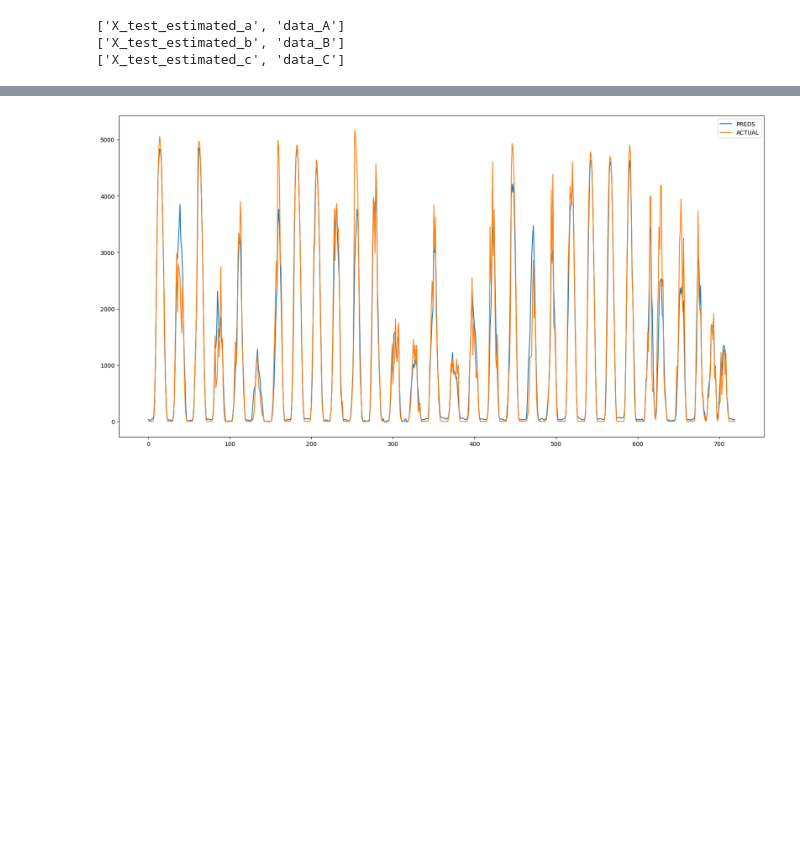
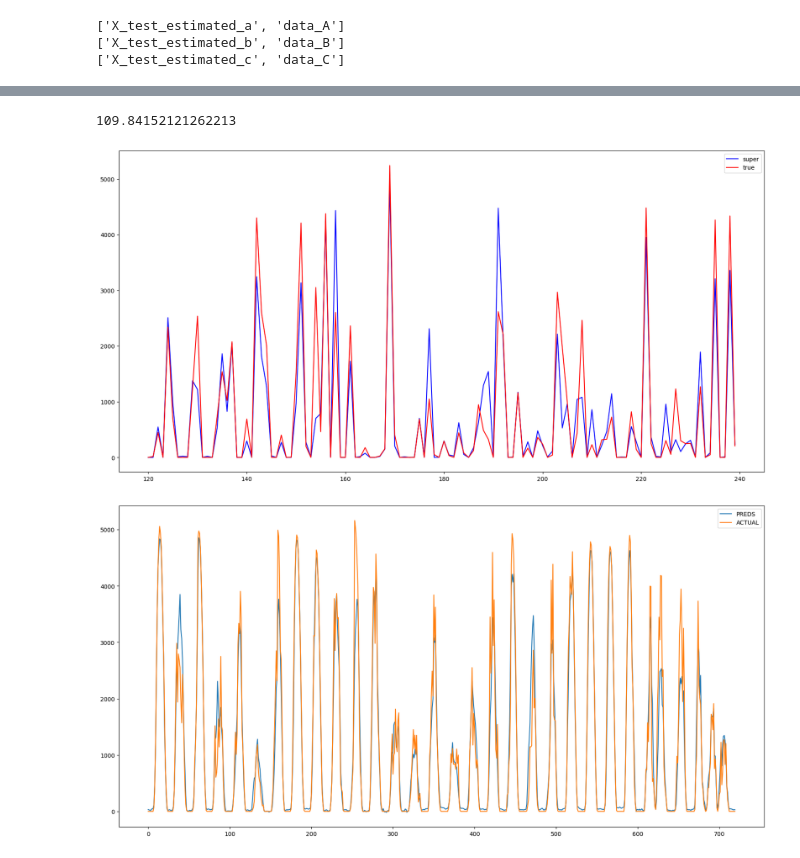
Before and after one commit to nasols/TDT4174-Machine-Learning, a Jupyter notebook: jonas_stacking.ipynb, the cells around one changed output, grey strips where cells are left out. Cells and saved outputs as stored; diff of their text form; code cells hidden in the pictures; blank space fills up the shorter version.

```diff
--- a/jonas_stacking.ipynb
+++ b/jonas_stacking.ipynb
@@ -106,0 +145,4 @@ StackingRegressor(cv=10,
+# %%
+catModel_A.fit(X_train_A, y_train_A, silent=True, eval_set=(X_validate_A, y_validate_A))
+catModel_B.fit(X_train_B, y_train_B, silent=True, eval_set=(X_validate_B, y_validate_B))
+catModel_C.fit(X_train_C, y_train_C, silent=True, eval_set=(X_validate_C, y_validate_C))
@@ -106,0 +151,11 @@ StackingRegressor(cv=10,
+# %%
+import numpy as np
+
+pred_reg = pd.DataFrame(reg.predict(X_test))
+
+pred_A = pd.DataFrame(catModel_A.predict(X_test_A))
+pred_B = pd.DataFrame(catModel_B.predict(X_test_B))
+pred_C = pd.DataFrame(catModel_C.predict(X_test_C))
+
+pred_cats = pd.DataFrame(pd.concat([pred_A, pred_B, pred_C], ignore_index=True))
+pred_cats
@@ -106,0 +176,5 @@ StackingRegressor(cv=10,
+# %%
+
+super_pred = pd.DataFrame((0.2*np.array(pred_reg) + 0.8*np.array(pred_cats)))
+
+super_pred
@@ -107,3 +195,22 @@ StackingRegressor(cv=10,
+# %%
+from sklearn.metrics import mean_absolute_error
+super_pred[super_pred<0] = 0
+print(mean_absolute_error(super_pred, y_test))
+# %% [output]
+109.84152121262213
+# %%
+import matplotlib.pyplot as plt
+
+fig, axs = plt.subplots(1, 1, figsize=(20, 10))
+
+
+plt.plot(super_pred[1*120:2*120], c="b", label="super")
+
+plt.plot(y_test[1*120:2*120], c="r", label="true")
+plt.legend()
+plt.show()
+# %% [output]
+[figure, added]
 # %%
 ## Specify the model to be used
 import numpy as np
```
Also changed, not shown: parts of 11 cells of this notebook, 14 other files.
